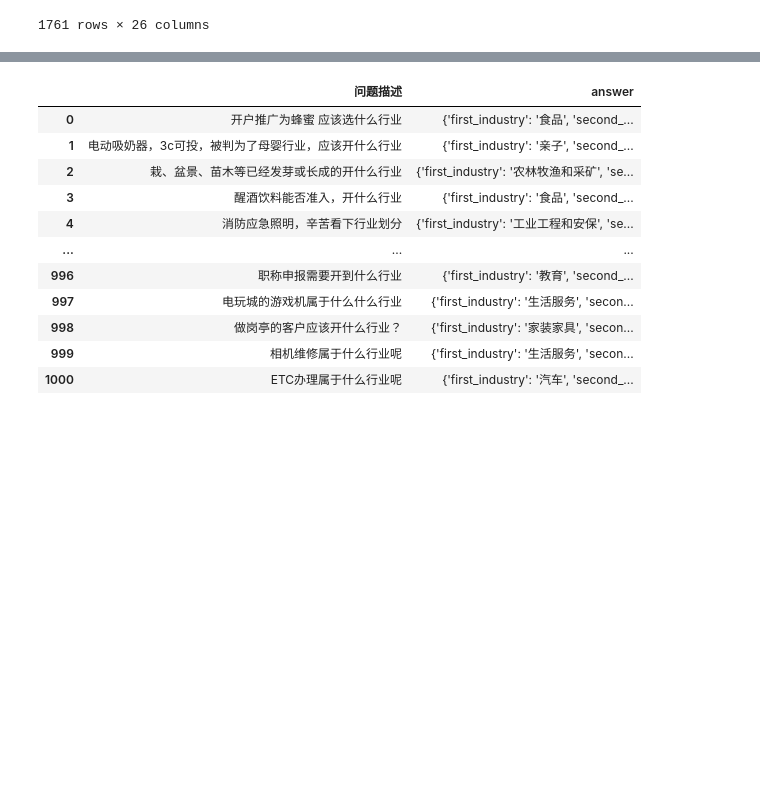
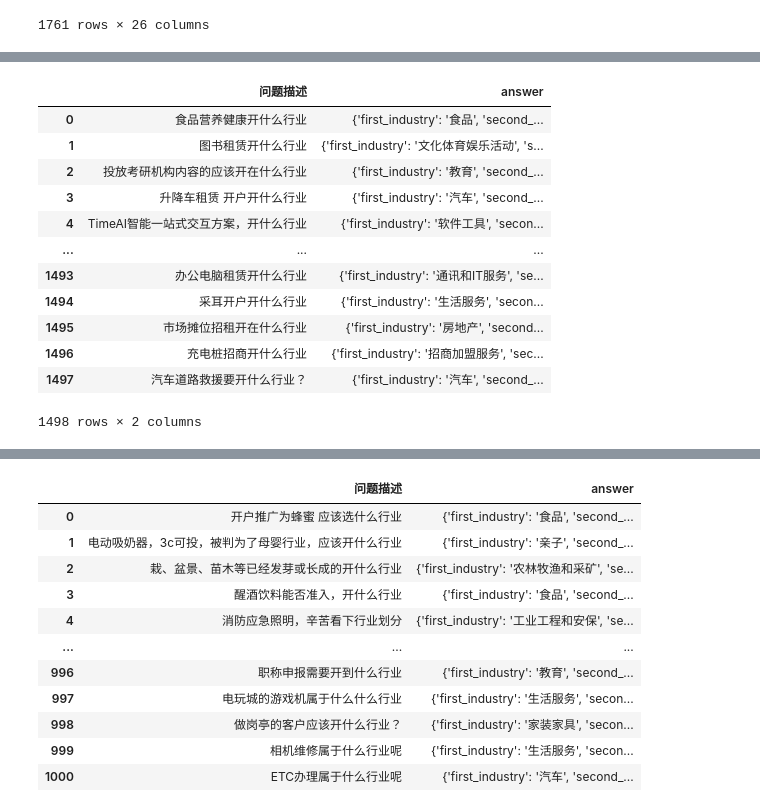
Before and after one commit to yenanjing/OpenZero, a Jupyter notebook: examples/data_preprocess/open_industry.ipynb, the cells around one changed output, grey strips where cells are left out. Drawn from its saved outputs; the diff is of its cells as text; code cells hidden in the pictures; blank space fills up the shorter version.

Commit message:
feat: add labeled train data v5

```diff
--- a/examples/data_preprocess/open_industry.ipynb
+++ b/examples/data_preprocess/open_industry.ipynb
@@ -19,0 +60,19 @@ df
+# %%
+df["问题描述"] = df["输入内容"]
+df["answer"] = df.apply(lambda row: row["模型预标注"] if row["人工标注"] == "正确" else {"first_industry": row["正确一级行业"], "second_industry": row["正确二级行业"]}, axis=1)
+df_train = df[["问题描述", "answer"]]
+df_train
+# %% [output]
+|  | 问题描述 | answer |
+| 0 | 食品营养健康开什么行业 | {'first_industry': '食品', 'second_... |
+| 1 | 图书租赁开什么行业 | {'first_industry': '文化体育娱乐活动', 's... |
+| 2 | 投放考研机构内容的应该开在什么行业 | {'first_industry': '教育', 'second_... |
+| 3 | 升降车租赁 开户开什么行业 | {'first_industry': '汽车', 'second_... |
+| 4 | TimeAI智能一站式交互方案，开什么行业 | {'first_industry': '软件工具', 'secon... |
+| ... | ... | ... |
+| 1493 | 办公电脑租赁开什么行业 | {'first_industry': '通讯和IT服务', 'se... |
+| 1494 | 采耳开户开什么行业 | {'first_industry': '生活服务', 'secon... |
+| 1495 | 市场摊位招租开在什么行业 | {'first_industry': '房地产', 'second... |
+| 1496 | 充电桩招商开什么行业 | {'first_industry': '招商加盟服务', 'sec... |
+| 1497 | 汽车道路救援要开什么行业？ | {'first_industry': '汽车', 'second_... |
+1498 rows × 2 columns
```
Also changed, not shown: parts of 5 cells of this notebook, 3 other files.
